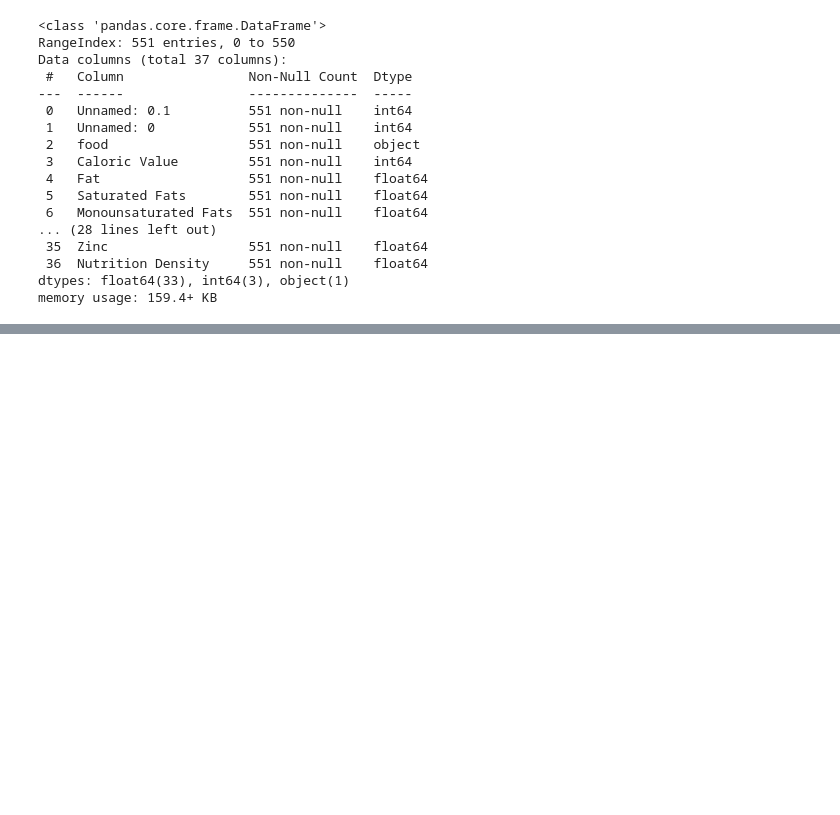
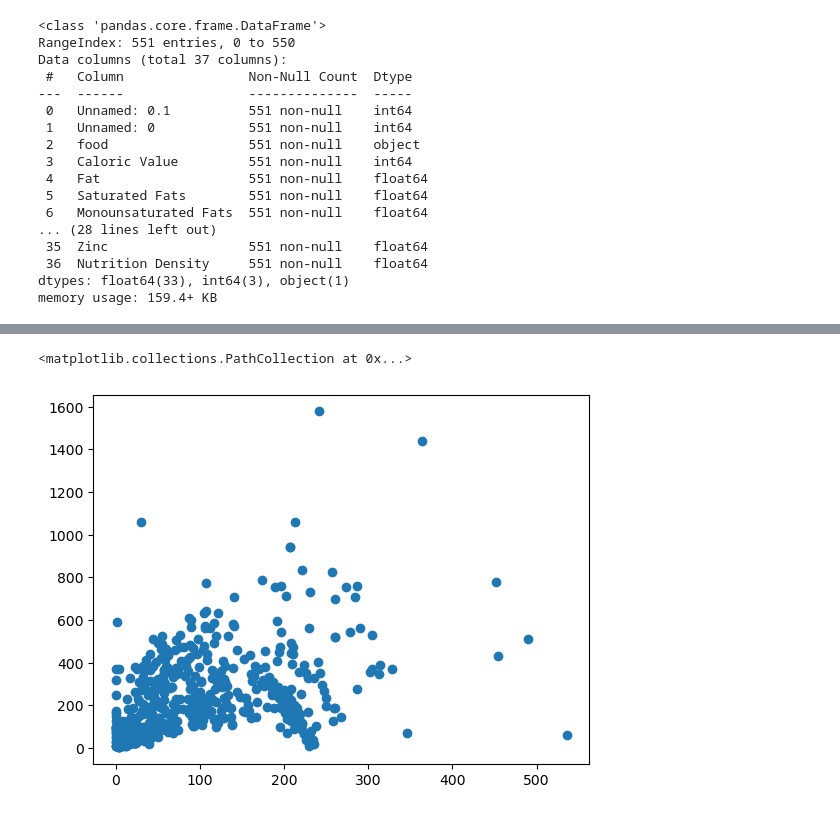
Before and after one commit to dremmeng/DSCI503, a Jupyter notebook: Structured Data Acquision.ipynb, the cells around one changed output, grey strips where cells are left out. Cells and saved outputs as stored; diff of their text form; code cells hidden in the pictures; blank space fills up the shorter version.

```diff
--- a/Structured Data Acquision.ipynb
+++ b/Structured Data Acquision.ipynb
@@ -22,3 +23,6 @@ Data columns (total 37 columns):
  36  Nutrition Density     551 non-null    float64
 dtypes: float64(33), int64(3), object(1)
 memory usage: 159.4+ KB
+# %%
+numeric_columns = df.select_dtypes(include=np.number).columns.tolist()
+df[numeric_columns] = df[numeric_columns].fillna(df[numeric_columns].median())
@@ -24,0 +52,5 @@ memory usage: 159.4+ KB
+# %%
+plt.scatter(df["Water"], df["Caloric Value"])
+# %% [output]
+<matplotlib.collections.PathCollection at 0x...>
+[figure, added]
```
Also changed, not shown: parts of 4 cells of this notebook, 11 other files.
